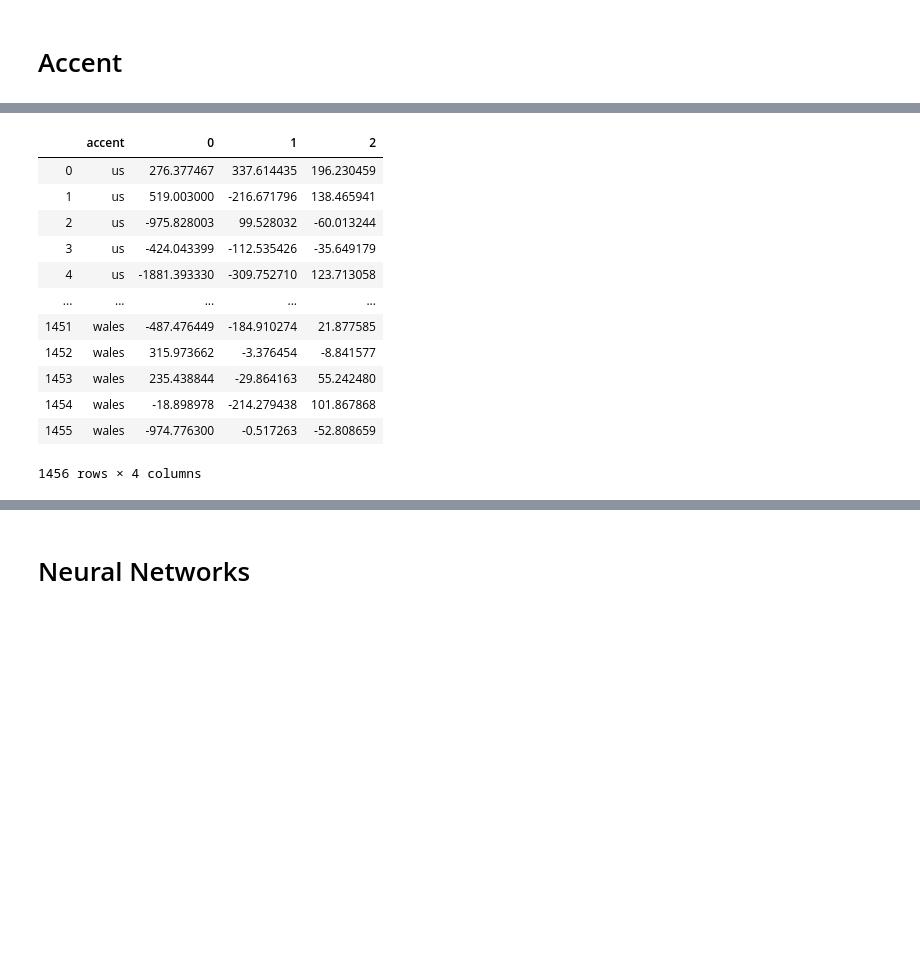
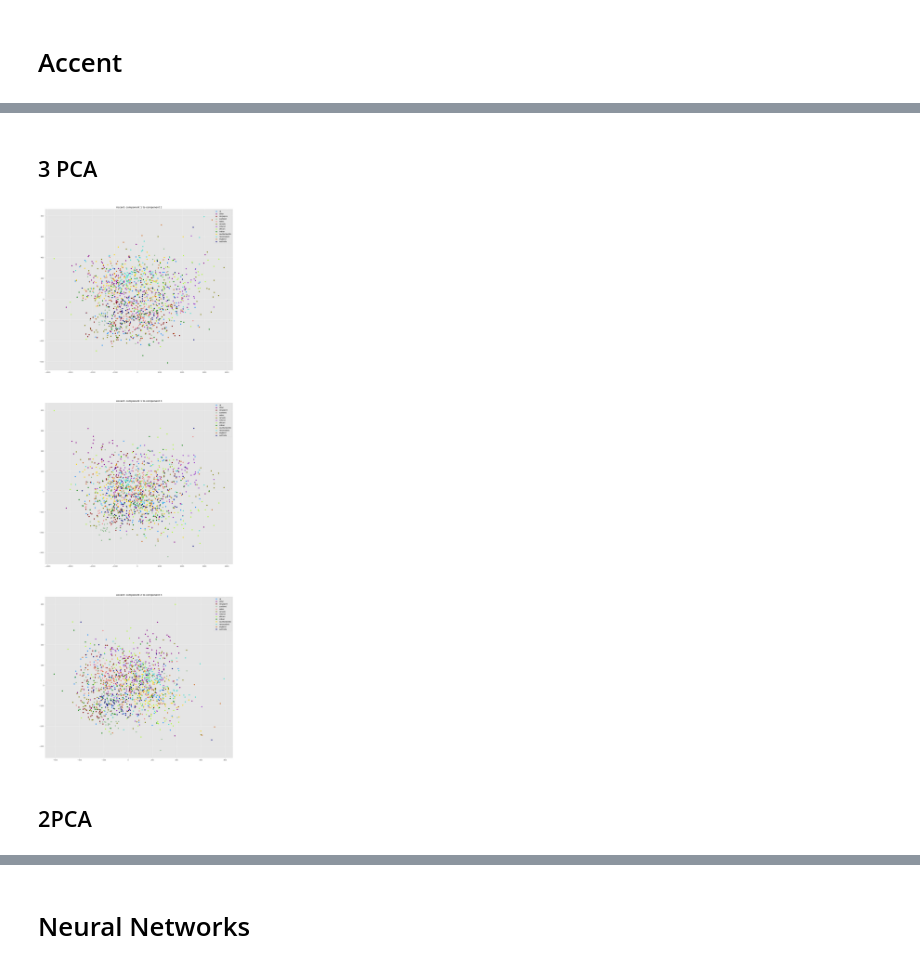
Before and after one commit to Risto-R/IDS-Project, a Jupyter notebook: Notebook.ipynb, the cells around one changed output, grey strips where cells are left out. Drawn from its saved outputs; the diff is of its cells as text; code cells hidden in the pictures; blank space fills up the shorter version.

```diff
--- a/Notebook.ipynb
+++ b/Notebook.ipynb
@@ -569,6 +576,8 @@ df
 # %%
 features = df.columns
 features = features.drop(["up_votes","down_votes","path","age","gender","accent"])
+# %% [markdown]
+## 3 PCA
 # %%
 pca = PCA(n_components=3)
 df_reduced = pd.DataFrame(pca.fit_transform(df[features].copy()))
@@ -577,16 +586,45 @@ df_reduced.insert(0,"accent",df["accent"],True)
-# %%
-df_reduced
-# %% [output]
-|  | accent | 0 | 1 | 2 |
-| 0 | us | 276.377467 | 337.614435 | 196.230459 |
-| 1 | us | 519.003000 | -216.671796 | 138.465941 |
-| 2 | us | -975.828003 | 99.528032 | -60.013244 |
-| 3 | us | -424.043399 | -112.535426 | -35.649179 |
-| 4 | us | -1881.393330 | -309.752710 | 123.713058 |
-| ... | ... | ... | ... | ... |
-| 1451 | wales | -487.476449 | -184.910274 | 21.877585 |
-| 1452 | wales | 315.973662 | -3.376454 | -8.841577 |
-| 1453 | wales | 235.438844 | -29.864163 | 55.242480 |
-| 1454 | wales | -18.898978 | -214.279438 | 101.867868 |
-| 1455 | wales | -974.776300 | -0.517263 | -52.808659 |
-1456 rows × 4 columns
+# %%
+a = df_reduced["accent"].value_counts().iteritems()
+groups = []
+for index, value in a:
+    groups.append(index)
+
+super_colors = ["lightcoral","maroon","chocolate","gold","olive","greenyellow","darkseagreen","green","turquoise","dodgerblue","navy","darkorchid","darkmagenta"]
+random.shuffle(super_colors)
+colors = super_colors[:len(groups)]
+# %%
+# Create plot
+fig = plt.figure(figsize=(20,60))
+
+ax = fig.add_subplot(311)
+for color, group in zip(colors, groups):
+    df_group = df_reduced[df_reduced["accent"] == group]
+    xs = list(df_group[0])
+    ys = list(df_group[1])
+    ax.scatter(xs, ys, color=color)
+ax.legend(groups)
+plt.title('Accent: component 1 to component 2')
+
+ax = fig.add_subplot(312)
+for color, group in zip(colors, groups):
+    df_group = df_reduced[df_reduced["accent"] == group]
+    xs = list(df_group[0])
+    zs = list(df_group[2])
+    ax.scatter(xs, zs, color=color)
+ax.legend(groups)
+plt.title('Accent: component 1 to component 3')
+
+ax = fig.add_subplot(313)
+for color, group in zip(colors, groups):
+    df_group = df_reduced[df_reduced["accent"] == group]
+    ys = list(df_group[1])
+    zs = list(df_group[2])
+    ax.scatter(ys, zs, color=color)
+ax.legend(groups)
+plt.title('Accent: component 2 to component 3')
+
+plt.show()
+# %% [output]
+[figure, added]
+# %% [markdown]
+## 2PCA
```
Also changed, not shown: parts of 13 cells of this notebook.
